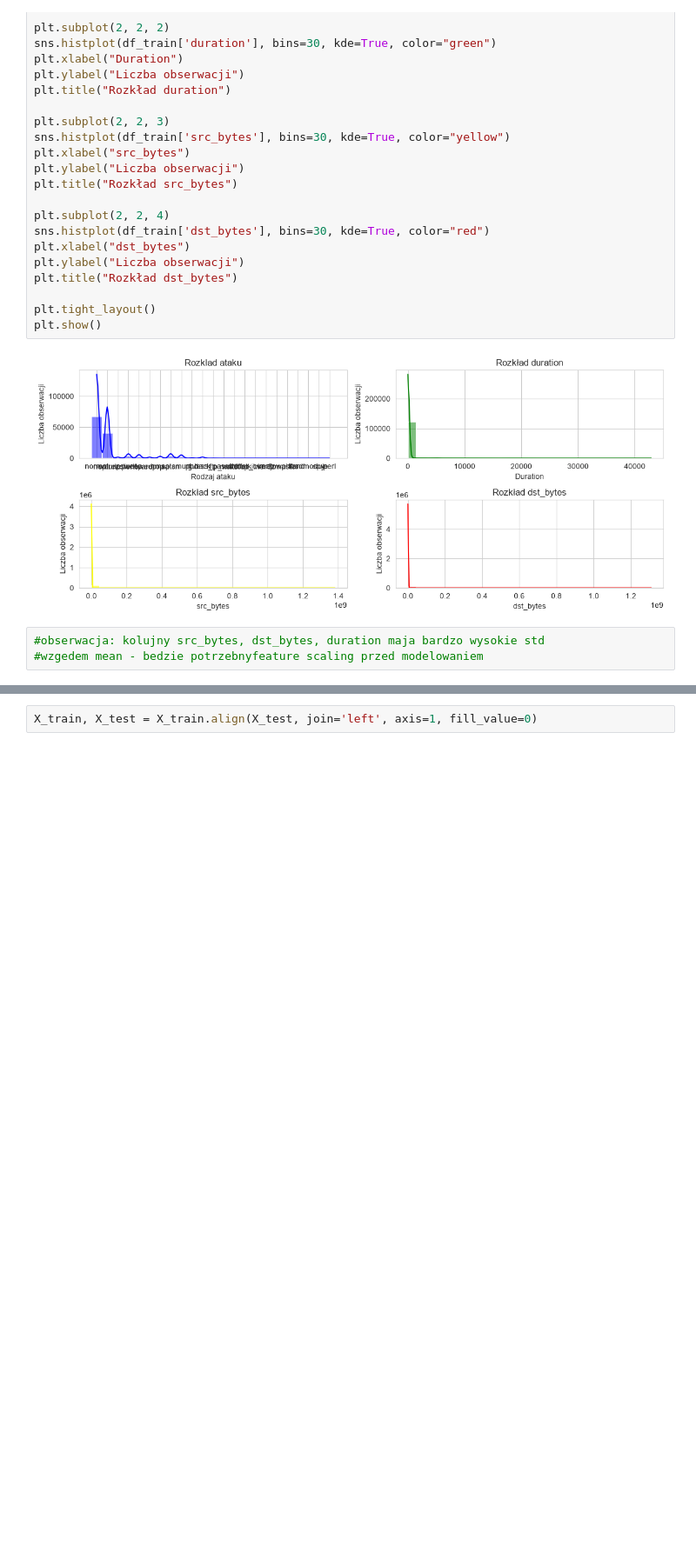
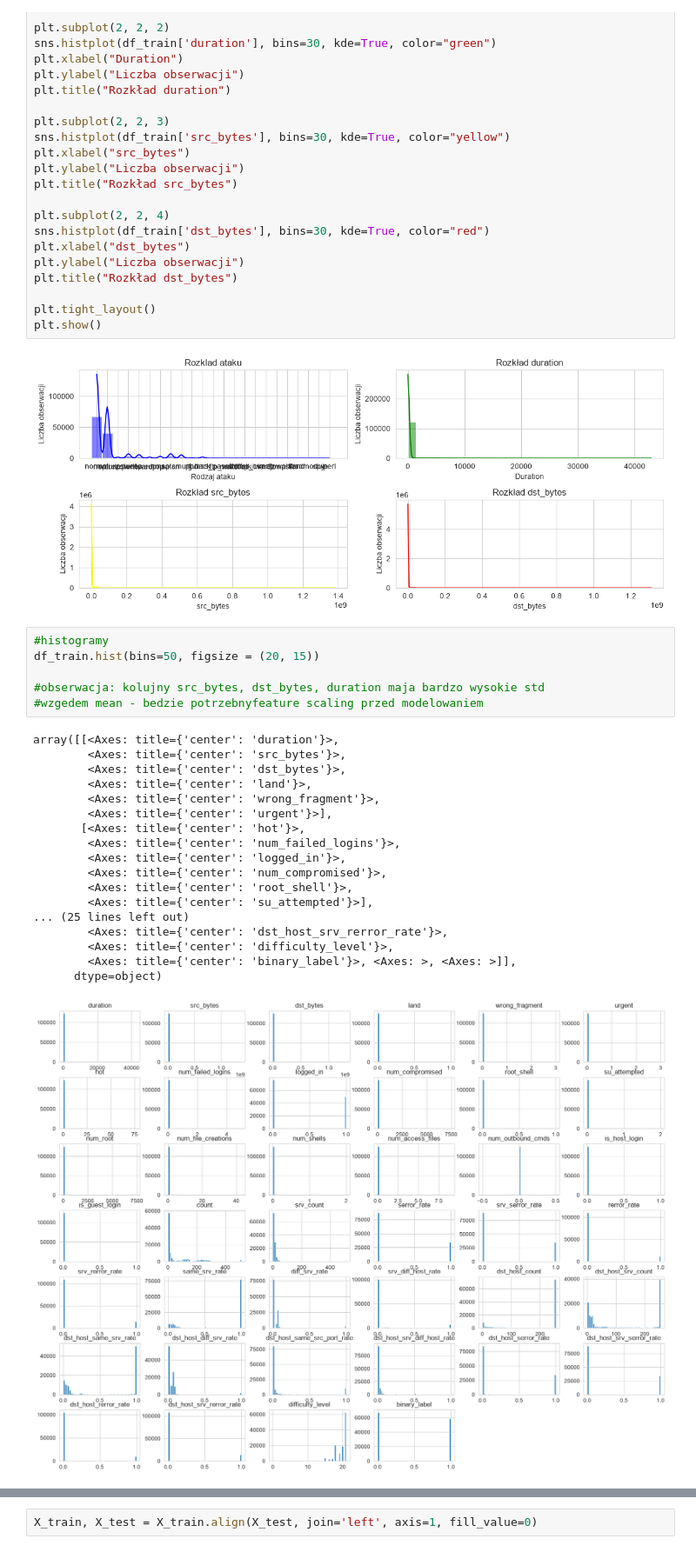
Before and after one commit to svmod3/network-intrusion-detection, a Jupyter notebook: notebooks/01_eda_modeling.ipynb, the cells around one changed output, grey strips where cells are left out. Shown at 87% size. Drawn from its saved outputs; the diff is of its cells as text; blank space fills up the shorter version.

Commit message:
feat: add histograms, check skeweness, scaled X_train, y_train using StandardScaler

```diff
--- a/notebooks/01_eda_modeling.ipynb
+++ b/notebooks/01_eda_modeling.ipynb
@@ -139,6 +145,28 @@ plt.tight_layout()
 plt.show()
 # %% [output]
 [figure]
-# %%
-#obserwacja: kolujny src_bytes, dst_bytes, duration maja bardzo wysokie std
-#wzgedem mean - bedzie potrzebnyfeature scaling przed modelowaniem
+# %%
+#histogramy
+df_train.hist(bins=50, figsize = (20, 15))
+
+#obserwacja: kolujny src_bytes, dst_bytes, duration maja bardzo wysokie std
+#wzgedem mean - bedzie potrzebnyfeature scaling przed modelowaniem
+# %% [output]
+array([[<Axes: title={'center': 'duration'}>,
+        <Axes: title={'center': 'src_bytes'}>,
+        <Axes: title={'center': 'dst_bytes'}>,
+        <Axes: title={'center': 'land'}>,
+        <Axes: title={'center': 'wrong_fragment'}>,
+        <Axes: title={'center': 'urgent'}>],
+       [<Axes: title={'center': 'hot'}>,
+        <Axes: title={'center': 'num_failed_logins'}>,
+        <Axes: title={'center': 'logged_in'}>,
+        <Axes: title={'center': 'num_compromised'}>,
+        <Axes: title={'center': 'root_shell'}>,
+        <Axes: title={'center': 'su_attempted'}>],
+... (25 lines left out)
+        <Axes: title={'center': 'dst_host_srv_rerror_rate'}>,
+        <Axes: title={'center': 'difficulty_level'}>,
+        <Axes: title={'center': 'binary_label'}>, <Axes: >, <Axes: >]],
+      dtype=object)
+[figure, added]
```
Also changed, not shown: parts of 16 cells of this notebook.
